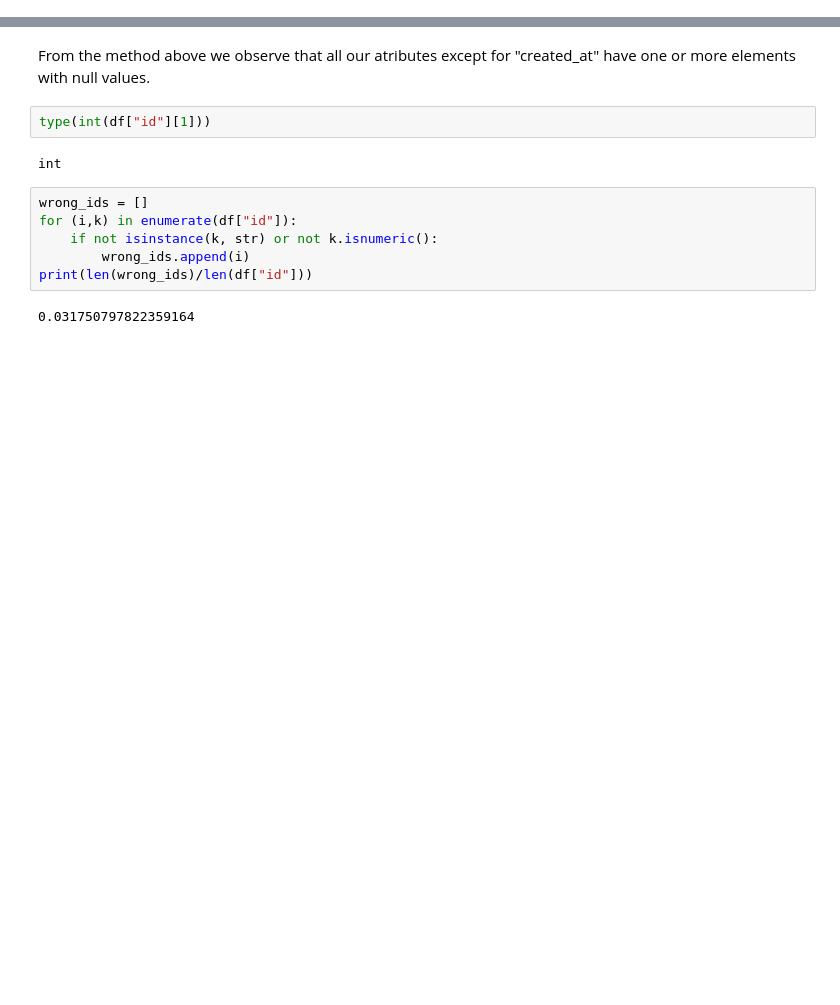
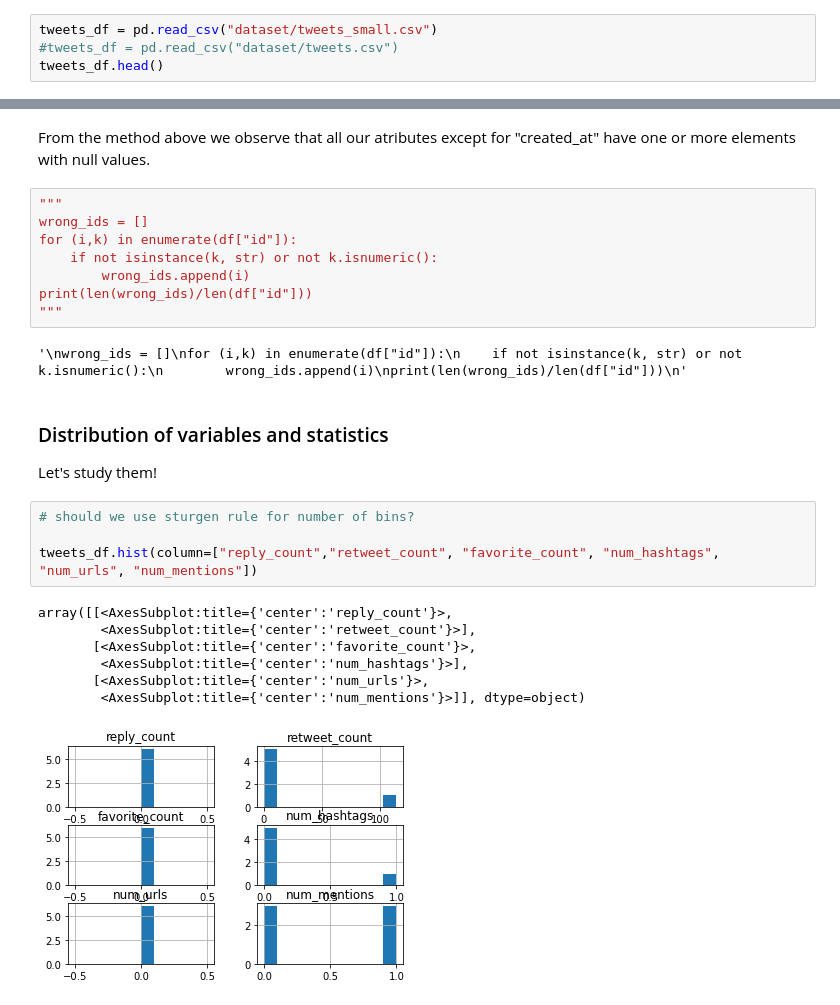
Before and after one commit to The-seven-dwarfs/DataMining-Group7, a Jupyter notebook: project.ipynb, the cells around one changed output, grey strips where cells are left out. Drawn from its saved outputs; the diff is of its cells as text; blank space fills up the shorter version.

```diff
--- a/project.ipynb
+++ b/project.ipynb
@@ -7,3 +11,7 @@ import matplotlib.pyplot as plt
 
 from collections import defaultdict
 from scipy.stats import pearsonr
+# %%
+tweets_df = pd.read_csv("dataset/tweets_small.csv")
+#tweets_df = pd.read_csv("dataset/tweets.csv")
+tweets_df.head()
@@ -77,15 +88,28 @@ text               True
 dtype: bool
 # %% [markdown]
 From the method above we observe that all our atributes except for "created_at" have one or more elements with null values.
-# %%
-type(int(df["id"][1]))
-# %% [output]
-int
 # %%
+"""
 wrong_ids = []
 for (i,k) in enumerate(df["id"]):
     if not isinstance(k, str) or not k.isnumeric():
         wrong_ids.append(i)
 print(len(wrong_ids)/len(df["id"]))
+"""
 # %% [output]
-0.031750797822359164
+'\nwrong_ids = []\nfor (i,k) in enumerate(df["id"]):\n    if not isinstance(k, str) or not k.isnumeric():\n        wrong_ids.append(i)\nprint(len(wrong_ids)/len(df["id"]))\n'
+# %% [markdown]
+### Distribution of variables and statistics
+Let's study them!
+# %%
+# should we use sturgen rule for number of bins?
+
+tweets_df.hist(column=["reply_count","retweet_count", "favorite_count", "num_hashtags", "num_urls", "num_mentions"])
+# %% [output]
+array([[<AxesSubplot:title={'center':'reply_count'}>,
+        <AxesSubplot:title={'center':'retweet_count'}>],
+       [<AxesSubplot:title={'center':'favorite_count'}>,
+        <AxesSubplot:title={'center':'num_hashtags'}>],
+       [<AxesSubplot:title={'center':'num_urls'}>,
+        <AxesSubplot:title={'center':'num_mentions'}>]], dtype=object)
+[figure, added]
```
Also changed, not shown: parts of 21 cells of this notebook.
